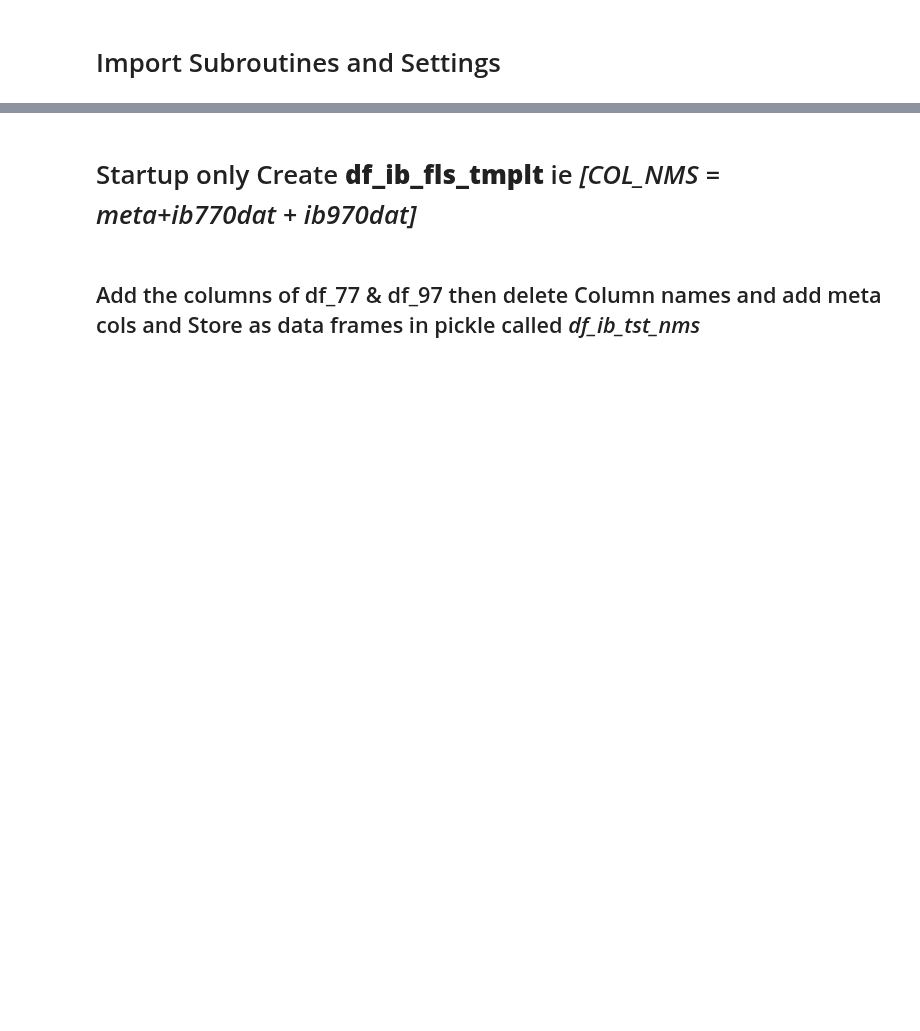
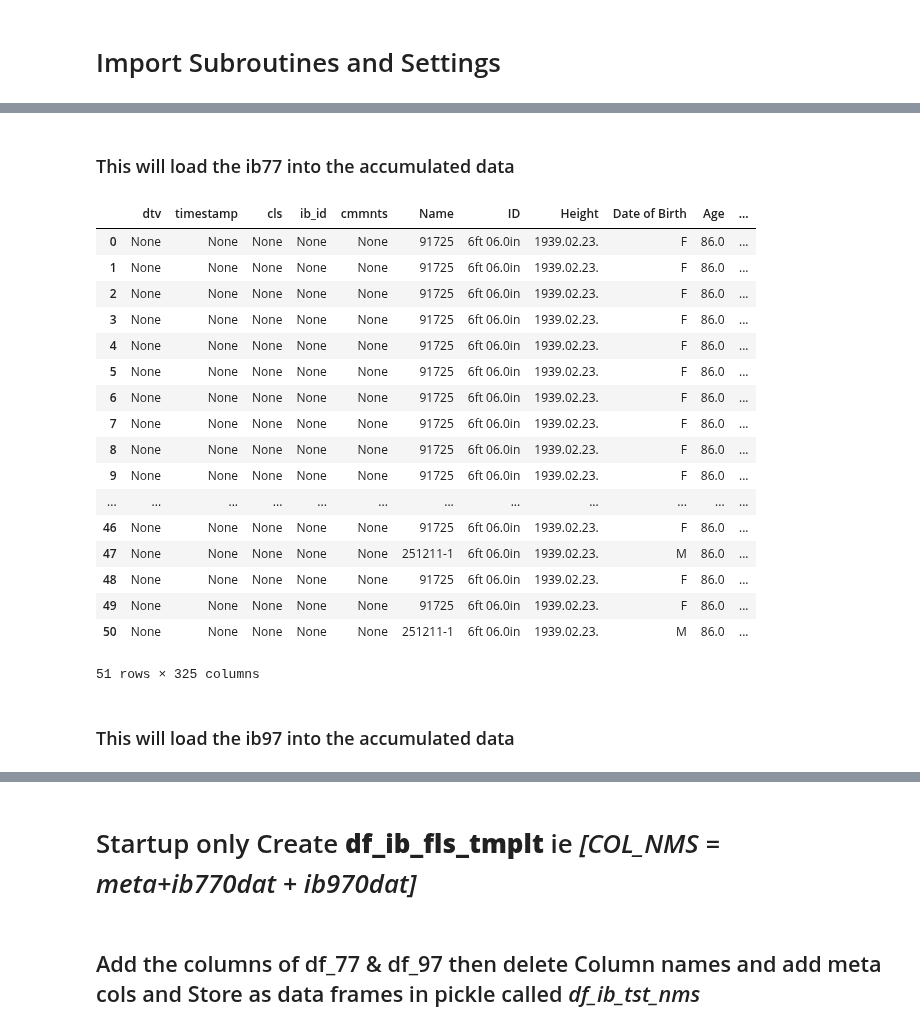
Before and after one commit to 1ratlabs/JL_2, a Jupyter notebook: ib_fls_import.ipynb, the cells around one changed output, grey strips where cells are left out. Cells and saved outputs as stored; diff of their text form; code cells hidden in the pictures; blank space fills up the shorter version.

Commit message:
added the apending_of_new_data

```diff
--- a/ib_fls_import.ipynb
+++ b/ib_fls_import.ipynb
@@ -55,0 +55,8 @@ print set to 1000 rows max
+# %%
+m_ib_tst = pd.read_csv("/home/bhuns/JL_2/data/ib_tst/m_ib_tst.csv")
+print("m_ib_tst imported")
+#verify
+#_print(m_ib_tst.columns)
+#verify
+#
+m_ib_tst
@@ -55,0 +80,26 @@ print set to 1000 rows max
+# %%
+# loads the new from the 770
+ib77_raw = universal_import(
+    folder_path="/home/bhuns/JL_2/data/ib77",
+    pattern="*"
+)
+# strip numbers off So that the identical names in IB77 are the same as IB97
+ib77_raw_nms = strip_col_numbers(ib77_raw)
+# Now we'll make it into a data frame so that we will print it in a column which obey list [numbers separated by commas]
+df_ib77_raw_nms = pd.DataFrame(ib77_raw_nms)
+
+# Load to pickle file in the working directory
+df_ib77_raw_nms.to_pickle("df_ib77_raw_nms.pkl")
+
+# For verification the picket file and print its value.
+df_ib77_raw_nms = pd.read_pickle("df_ib77_raw_nms.pkl")
+
+# verify
+# print(ib77_raw_nms)
+# verify print("df_ib77_raw_nms \n",df_ib77_raw_nms)
+# %%
+# The column name originally included numbers  and that # was stripped off in "ib77_raw_nms" so The column names were reassigned with No numbers
+ib77_raw.columns=ib77_raw_nms
+#verify
+#
+ib77_raw
@@ -55,0 +144,34 @@ print set to 1000 rows max
+# %% [markdown]
+### This will load the ib77 into the accumulated data
+# %%
+# Add any missing columns to IB77_raw
+for col in m_ib_tst.columns:
+    if col not in ib77_raw.columns:
+        ib77_raw[col] = None
+
+# Reorder IB77_raw columns to match m_ib_tst
+ib77_raw = ib77_raw[m_ib_tst.columns]
+# %%
+m_ib_tst = pd.concat([m_ib_tst, ib77_raw], ignore_index=True)
+m_ib_tst
+# %% [output]
+|  | dtv | timestamp | cls | ib_id | cmmnts | Name | ID | Height | Date of Birth | Age | ... |
+| 0 | None | None | None | None | None | 91725 | 6ft 06.0in | 1939.02.23. | F | 86.0 | ... |
+| 1 | None | None | None | None | None | 91725 | 6ft 06.0in | 1939.02.23. | F | 86.0 | ... |
+| 2 | None | None | None | None | None | 91725 | 6ft 06.0in | 1939.02.23. | F | 86.0 | ... |
+| 3 | None | None | None | None | None | 91725 | 6ft 06.0in | 1939.02.23. | F | 86.0 | ... |
+| 4 | None | None | None | None | None | 91725 | 6ft 06.0in | 1939.02.23. | F | 86.0 | ... |
+| 5 | None | None | None | None | None | 91725 | 6ft 06.0in | 1939.02.23. | F | 86.0 | ... |
+| 6 | None | None | None | None | None | 91725 | 6ft 06.0in | 1939.02.23. | F | 86.0 | ... |
+| 7 | None | None | None | None | None | 91725 | 6ft 06.0in | 1939.02.23. | F | 86.0 | ... |
+| 8 | None | None | None | None | None | 91725 | 6ft 06.0in | 1939.02.23. | F | 86.0 | ... |
+| 9 | None | None | None | None | None | 91725 | 6ft 06.0in | 1939.02.23. | F | 86.0 | ... |
+| ... | ... | ... | ... | ... | ... | ... | ... | ... | ... | ... | ... |
+| 46 | None | None | None | None | None | 91725 | 6ft 06.0in | 1939.02.23. | F | 86.0 | ... |
+| 47 | None | None | None | None | None | 251211-1 | 6ft 06.0in | 1939.02.23. | M | 86.0 | ... |
+| 48 | None | None | None | None | None | 91725 | 6ft 06.0in | 1939.02.23. | F | 86.0 | ... |
+| 49 | None | None | None | None | None | 91725 | 6ft 06.0in | 1939.02.23. | F | 86.0 | ... |
+| 50 | None | None | None | None | None | 251211-1 | 6ft 06.0in | 1939.02.23. | M | 86.0 | ... |
+51 rows × 325 columns
+# %% [markdown]
+### This will load the ib97 into the accumulated data
```
Also changed, not shown: parts of 23 cells of this notebook, 1 other file.
